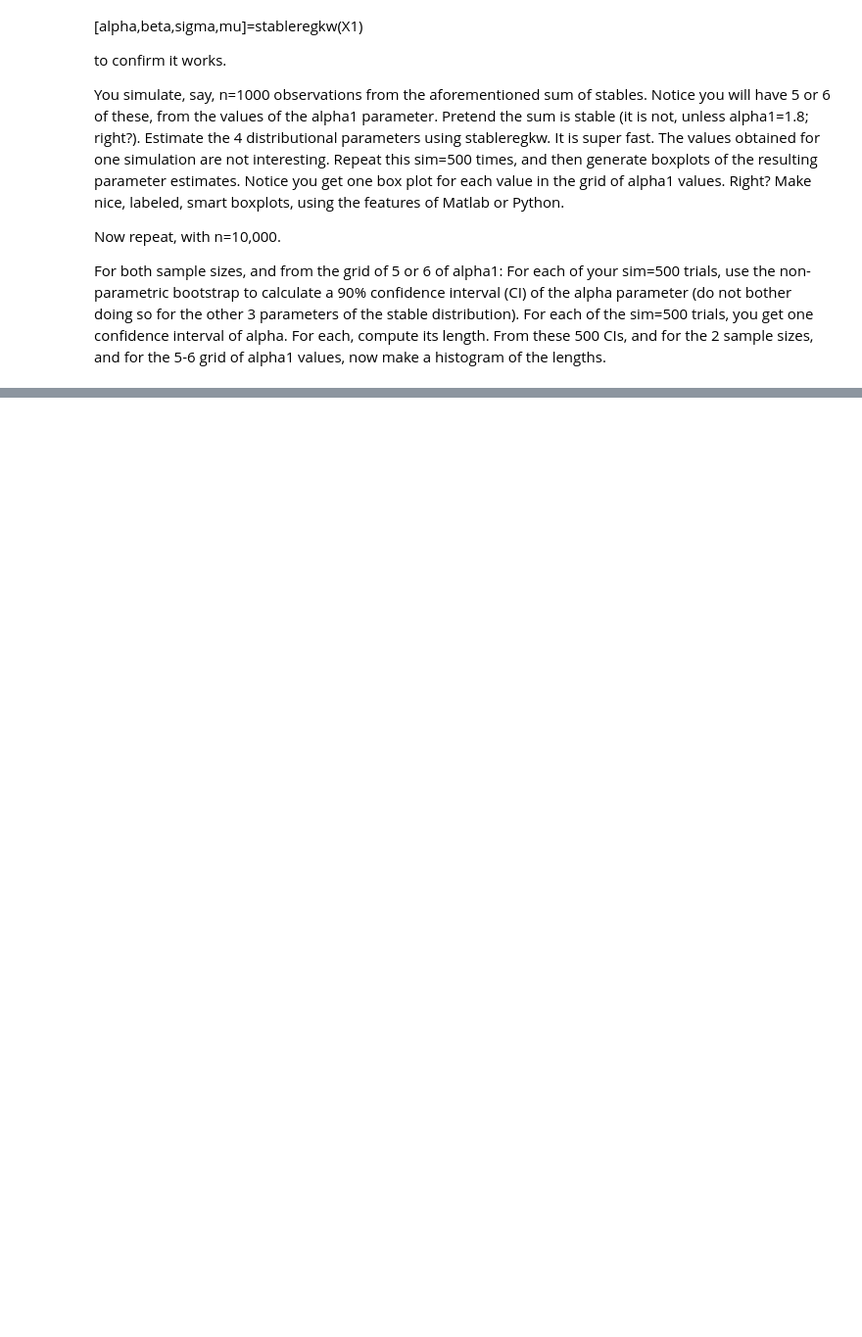
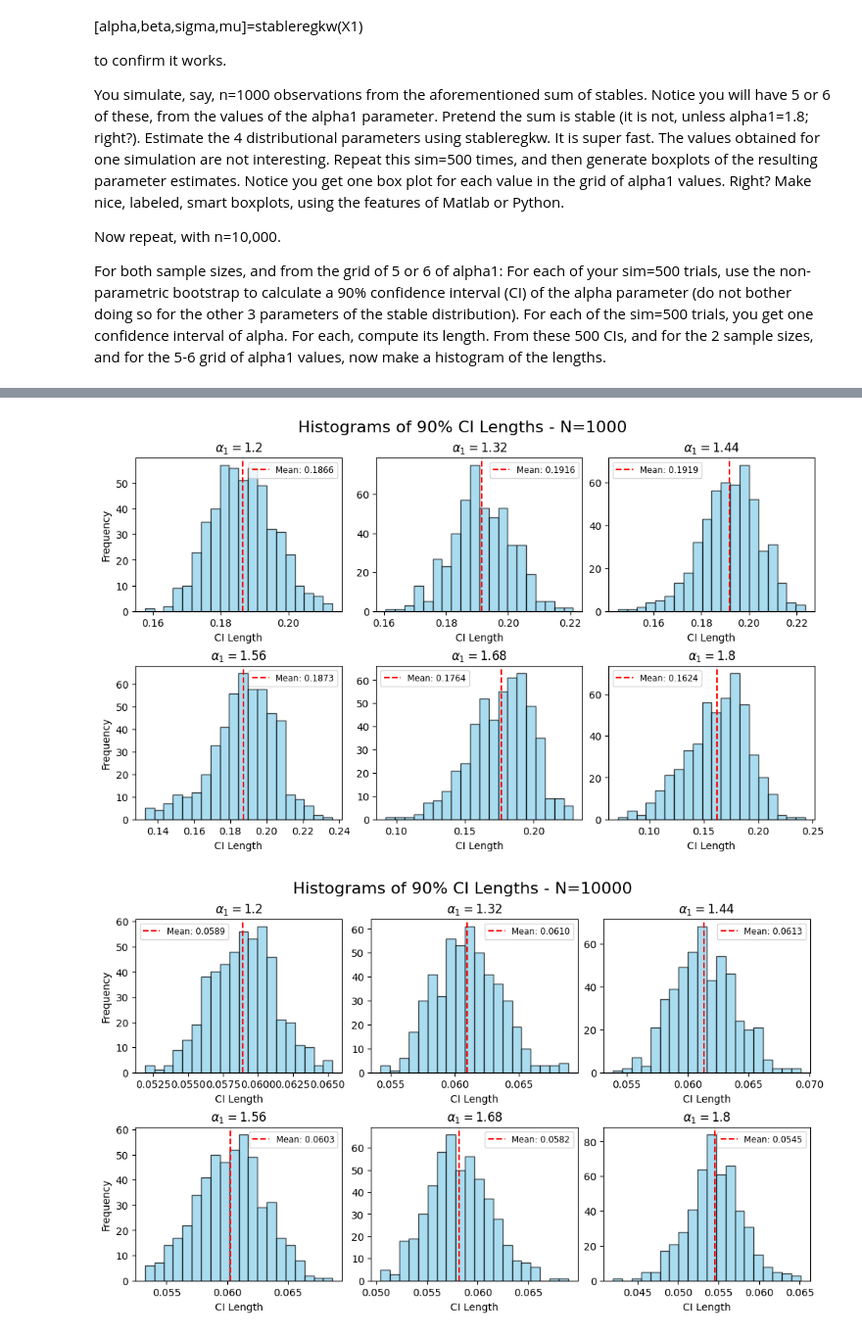
Before and after one commit to mmac00/SFF-Project-1, a Jupyter notebook: TASK 1.ipynb, the cells around one changed output, grey strips where cells are left out. Shown at 98% size. Saved outputs shown, nothing was run; the diff lists cells and outputs as text; code cells hidden in the pictures; blank space fills up the shorter version.

```diff
--- a/TASK 1.ipynb
+++ b/TASK 1.ipynb
@@ -616,0 +668,29 @@ print(length_dict)
+# %%
+for label, _, result_dict in datasets:
+    fig, axes = plt.subplots(2, 3, figsize=(10, 6), constrained_layout=True)
+    fig.suptitle(f"Histograms of 90% CI Lengths - {label}", fontsize=16)
+
+    axes_flat = axes.flatten()
+
+    for i, alpha_val in enumerate(alpha_1_array):
+        ax = axes_flat[i]
+        lengths = result_dict[alpha_val]
+
+        # Plot Histogram
+        ax.hist(lengths, bins=20, color='skyblue', edgecolor='black', alpha=0.7)
+
+        # Statistics
+        mean_len = np.mean(lengths)
+
+        ax.set_title(f"$\\alpha_1 = {alpha_val}$")
+        ax.set_xlabel("CI Length")
+        ax.axvline(mean_len, color='red', linestyle='--', label=f'Mean: {mean_len:.4f}')
+        ax.legend(fontsize='small')
+
+        if i % 3 == 0:
+            ax.set_ylabel("Frequency")
+
+    plt.show()
+# %% [output]
+[figure, added]
+[figure, added]
```
Also changed, not shown: parts of 32 cells of this notebook.
